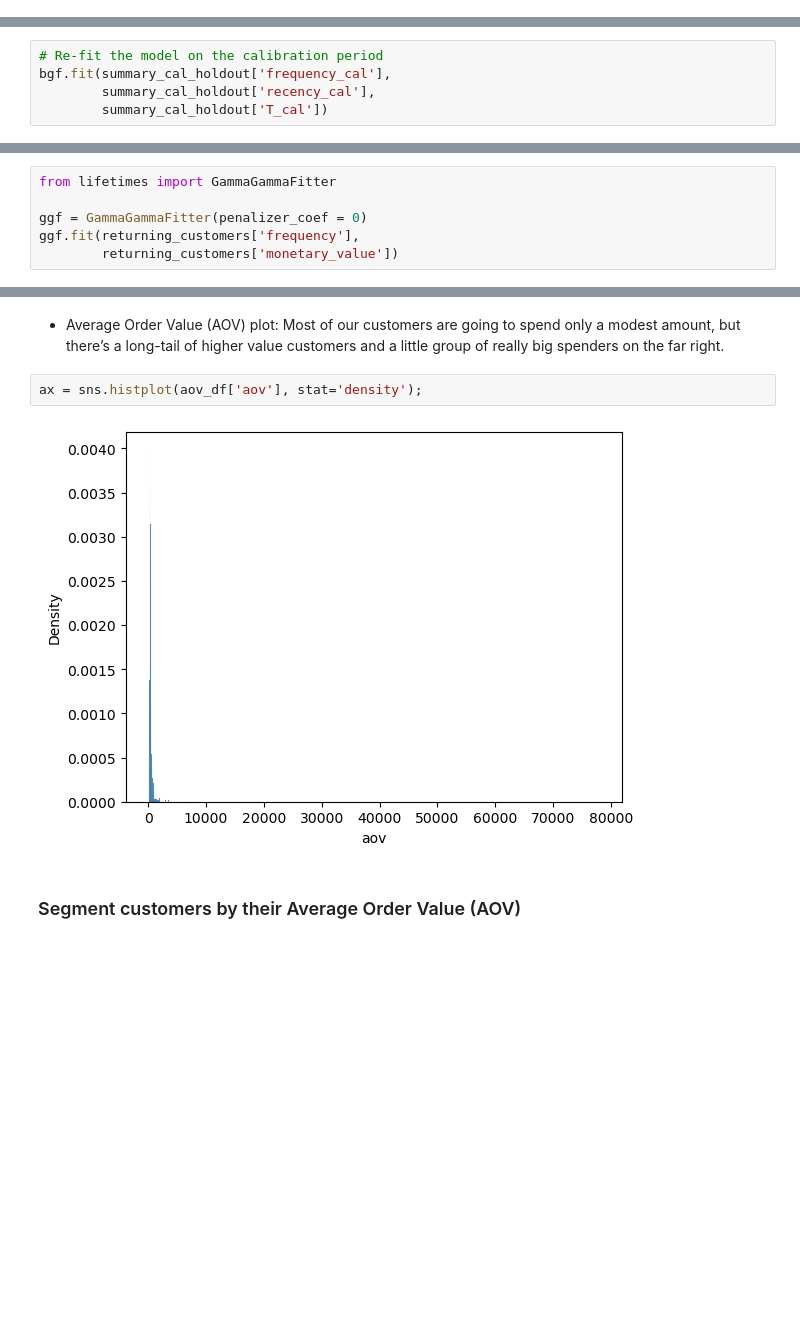
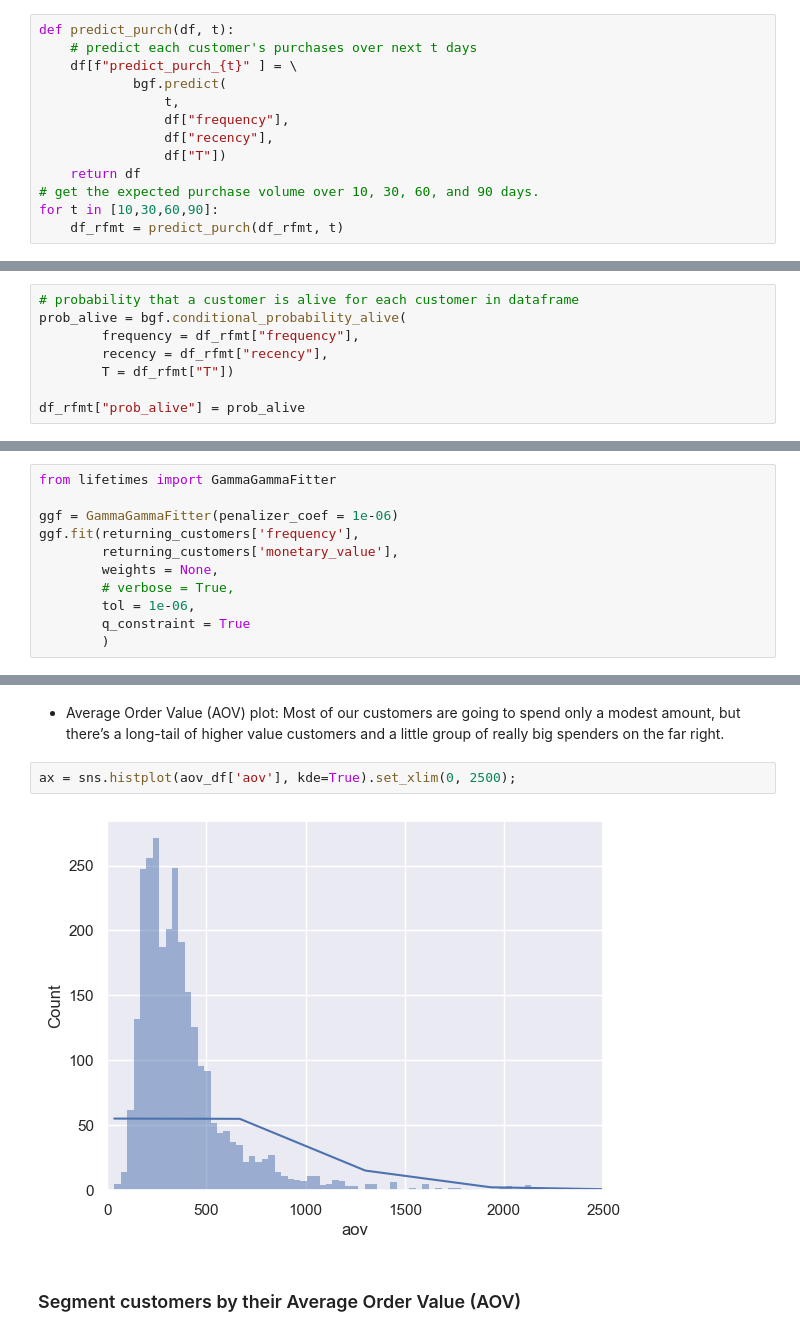
Before and after one commit to CodexploreRepo/machine-learning-101, a Jupyter notebook: notebooks/project/clv/customer_lifetime_value.ipynb, the cells around one changed output, grey strips where cells are left out. Cells and saved outputs as stored; diff of their text form; blank space fills up the shorter version.

Commit message:
update the customer churn non contractual

```diff
--- a/notebooks/project/clv/customer_lifetime_value.ipynb
+++ b/notebooks/project/clv/customer_lifetime_value.ipynb
@@ -353 +413,14 @@ df_rfmt['predicted_purchases'] = bgf.conditional_expected_number_of_purchases_up
+# %%
+def predict_purch(df, t):
+    # predict each customer's purchases over next t days
+    df[f"predict_purch_{t}" ] = \
+            bgf.predict(
+                t,
+                df["frequency"],
+                df["recency"],
+                df["T"])
+    return df
+# get the expected purchase volume over 10, 30, 60, and 90 days.
+for t in [10,30,60,90]:
+    df_rfmt = predict_purch(df_rfmt, t)
 # %%
@@ -417,5 +439,0 @@ summary_cal_holdout.sort_values(by='frequency_holdout', ascending=False).head()
-# %%
-# Re-fit the model on the calibration period
-bgf.fit(summary_cal_holdout['frequency_cal'],
-        summary_cal_holdout['recency_cal'],
-        summary_cal_holdout['T_cal'])
@@ -445,0 +469,8 @@ bgf.predict(t,
+# %%
+# probability that a customer is alive for each customer in dataframe
+prob_alive = bgf.conditional_probability_alive(
+        frequency = df_rfmt["frequency"],
+        recency = df_rfmt["recency"],
+        T = df_rfmt["T"])
+
+df_rfmt["prob_alive"] = prob_alive
@@ -485,7 +578,12 @@ returning_customers[['monetary_value', 'frequency']].corr()
 # %%
 from lifetimes import GammaGammaFitter
 
-ggf = GammaGammaFitter(penalizer_coef = 0)
+ggf = GammaGammaFitter(penalizer_coef = 1e-06)
 ggf.fit(returning_customers['frequency'],
-        returning_customers['monetary_value'])
+        returning_customers['monetary_value'],
+        weights = None,
+        # verbose = True,
+        tol = 1e-06,
+        q_constraint = True
+        )
 # %% [output]
@@ -511,9 +623,9 @@ aov_df.head()
 # %% [markdown]
 - Average Order Value (AOV) plot: Most of our customers are going to spend only a modest amount, but there’s a long-tail of higher value customers and a little group of really big spenders on the far right.
 # %%
-ax = sns.histplot(aov_df['aov'], stat='density');
+ax = sns.histplot(aov_df['aov'], kde=True).set_xlim(0, 2500);
 # %% [output]
-[figure, old version]
+[figure, new version]
 # %% [markdown]
 ### Segment customers by their Average Order Value (AOV)
 # %% [markdown]
```
Also changed, not shown: parts of 72 cells of this notebook, 7 other files.
